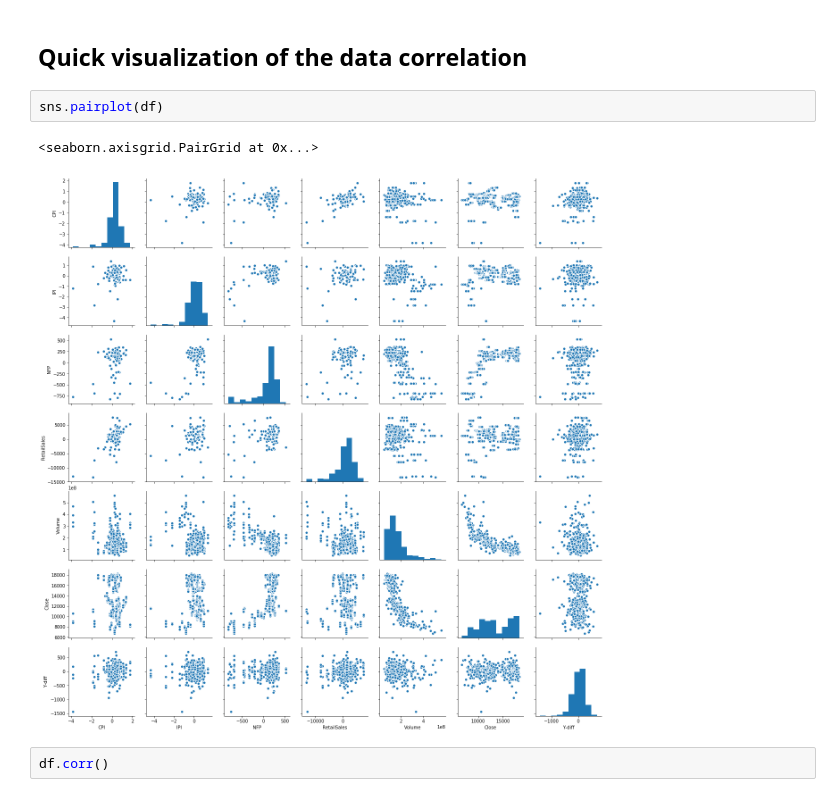
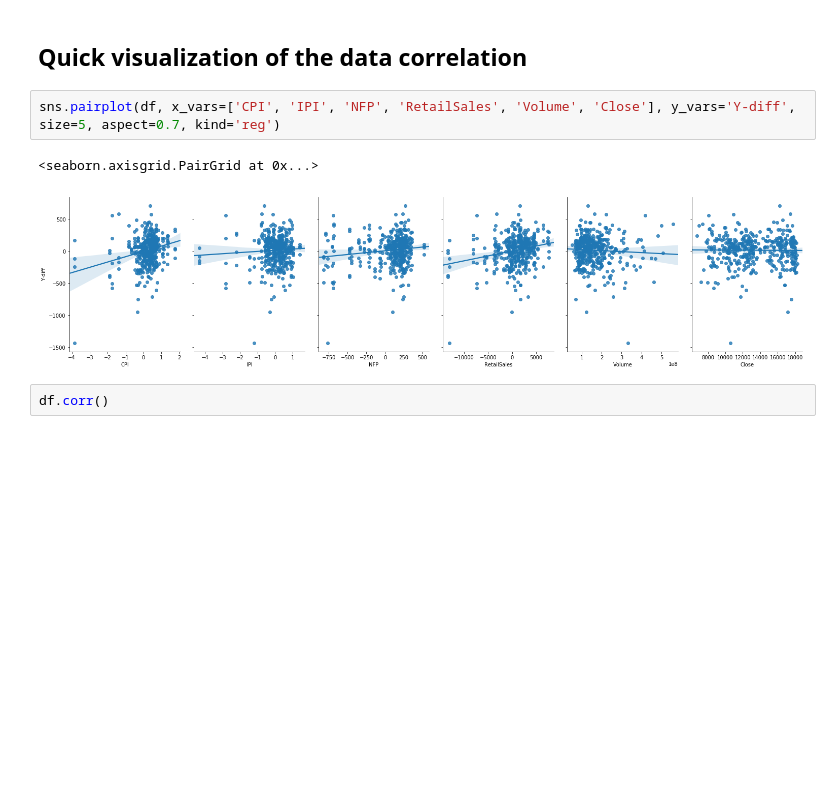
Before and after one commit to hisai/GA_DAT5, a Jupyter notebook: capstone_project/lstm_v5.ipynb, the cells around one changed output. Drawn from its saved outputs; the diff is of its cells as text; blank space fills up the shorter version.

```diff
--- a/capstone_project/lstm_v5.ipynb
+++ b/capstone_project/lstm_v5.ipynb
@@ -335,11 +335,11 @@ Date
 2016-06-19   74.303906
 # %% [markdown]
 ## Quick visualization of the data correlation
-# %%
-sns.pairplot(df)
-# %% [output]
-<seaborn.axisgrid.PairGrid at 0x...>
-[figure, removed]
+# %%
+sns.pairplot(df, x_vars=['CPI', 'IPI', 'NFP', 'RetailSales', 'Volume', 'Close'], y_vars='Y-diff', size=5, aspect=0.7, kind='reg')
+# %% [output]
+<seaborn.axisgrid.PairGrid at 0x...>
+[figure, added]
 # %%
 df.corr()
 # %% [output]
```
Also changed, not shown: parts of 14 cells of this notebook, 2 other files.
